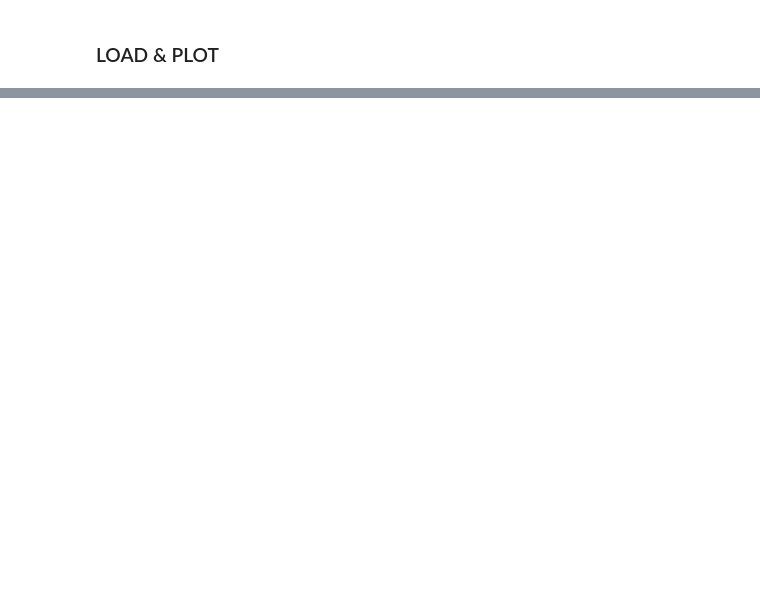
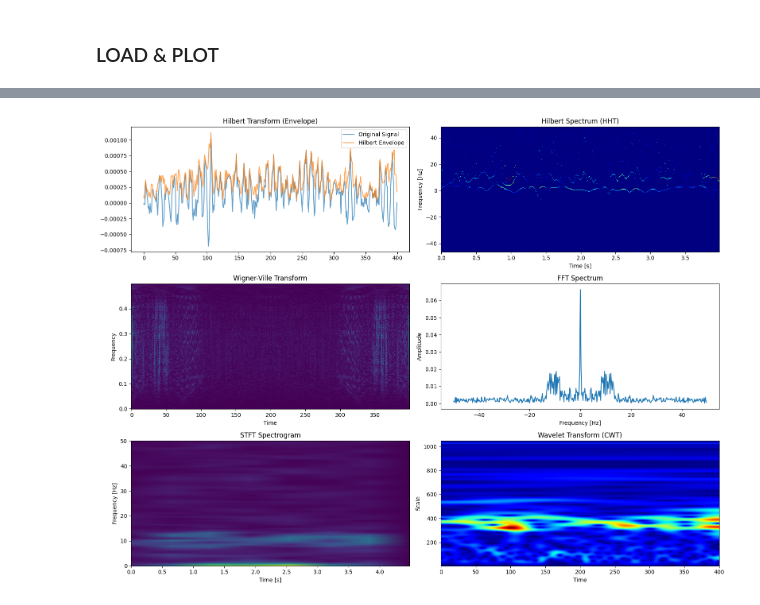
Before and after one commit to HGrayston/TTK7, a Jupyter notebook: nb.ipynb, the cells around one changed output, grey strips where cells are left out. Saved outputs shown, nothing was run; the diff lists cells and outputs as text; code cells hidden in the pictures; blank space fills up the shorter version.

```diff
--- a/nb.ipynb
+++ b/nb.ipynb
@@ -20,0 +49,15 @@ plt.show()
+# %%
+# add offset
+offset_signal = signal.max()/5 + signal
+
+ht_offset   = analyzer.hilbert_transform(offset_signal, fs=100.0, n_bins=256)
+wvt_offset  = analyzer.wvt_transform(offset_signal)
+fft_offset  = analyzer.fft_transform(offset_signal, fs=100.0)
+stft_offset = analyzer.stft_transform(offset_signal, fs=100.0, nperseg=128)
+cwt_offset  = analyzer.wt_transform(offset_signal, wavelet='morlet', fs=100.0)
+results_offset = [
+    ht_offset,wvt_offset,fft_offset,stft_offset,cwt_offset
+]
+analyzer.plot_all(offset_signal, results_offset, width=16, height=12)
+# %% [output]
+[figure, added]
```
Also changed, not shown: parts of 8 cells of this notebook, 4 other files.
